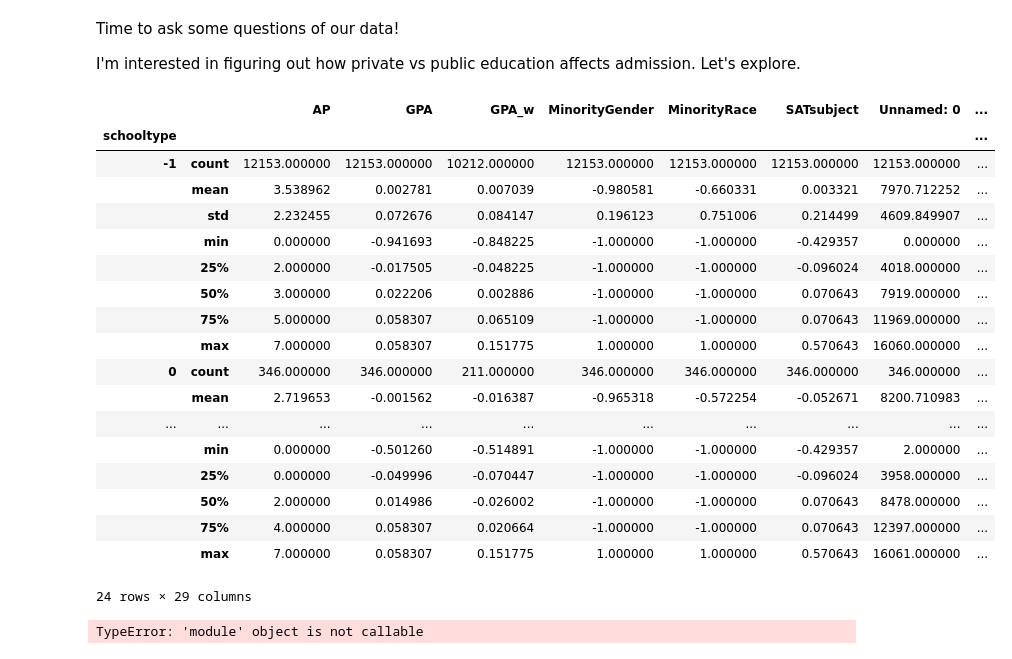
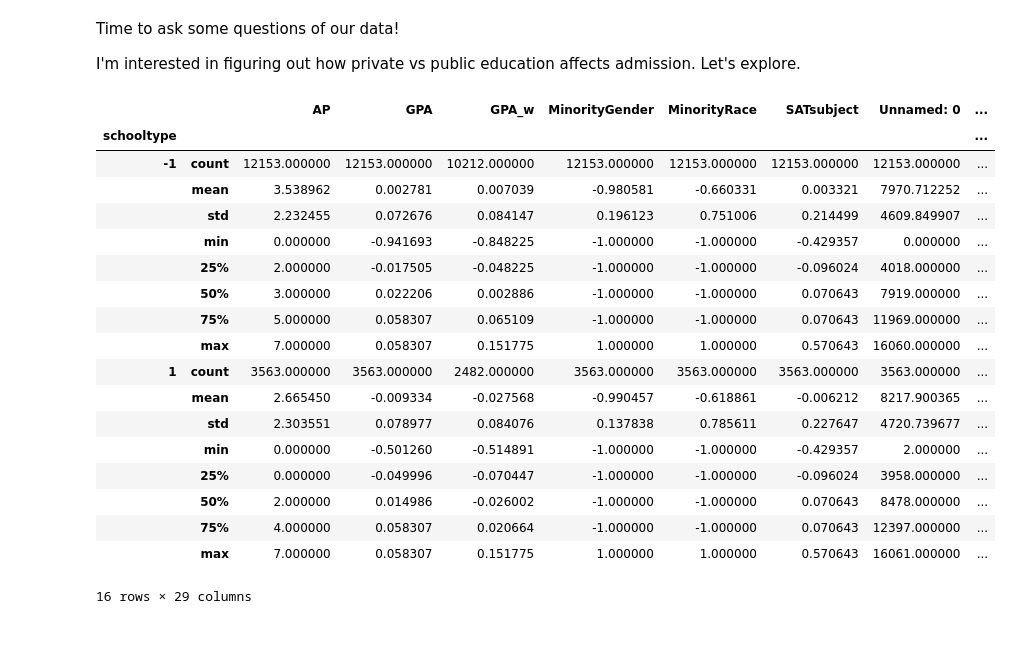
Before and after one commit to wihl/cs109-groupproj-college, a Jupyter notebook: Exploratory.ipynb, the cells around one changed output. Drawn from its saved outputs; the diff is of its cells as text; code cells hidden in the pictures.

```diff
--- a/Exploratory.ipynb
+++ b/Exploratory.ipynb
@@ -33,29 +35,26 @@ Time to ask some questions of our data!
 
 I'm interested in figuring out how private vs public education affects admission. Let's explore.
 # %%
-byschooltype = fulldata.groupby('schooltype')
+partialdata = fulldata[fulldata.schooltype!=0]
+byschooltype = partialdata.groupby('schooltype')
 byschooltype.describe()
 # %% [output]
 |  |  | AP | GPA | GPA_w | MinorityGender | MinorityRace | SATsubject | Unnamed: 0 | ... |
 | schooltype |  |  |  |  |  |  |  |  | ... |
 | -1 | count | 12153.000000 | 12153.000000 | 10212.000000 | 12153.000000 | 12153.000000 | 12153.000000 | 12153.000000 | ... |
 |  | mean | 3.538962 | 0.002781 | 0.007039 | -0.980581 | -0.660331 | 0.003321 | 7970.712252 | ... |
 |  | std | 2.232455 | 0.072676 | 0.084147 | 0.196123 | 0.751006 | 0.214499 | 4609.849907 | ... |
 |  | min | 0.000000 | -0.941693 | -0.848225 | -1.000000 | -1.000000 | -0.429357 | 0.000000 | ... |
 |  | 25% | 2.000000 | -0.017505 | -0.048225 | -1.000000 | -1.000000 | -0.096024 | 4018.000000 | ... |
 |  | 50% | 3.000000 | 0.022206 | 0.002886 | -1.000000 | -1.000000 | 0.070643 | 7919.000000 | ... |
 |  | 75% | 5.000000 | 0.058307 | 0.065109 | -1.000000 | -1.000000 | 0.070643 | 11969.000000 | ... |
 |  | max | 7.000000 | 0.058307 | 0.151775 | 1.000000 | 1.000000 | 0.570643 | 16060.000000 | ... |
-| 0 | count | 346.000000 | 346.000000 | 211.000000 | 346.000000 | 346.000000 | 346.000000 | 346.000000 | ... |
-|  | mean | 2.719653 | -0.001562 | -0.016387 | -0.965318 | -0.572254 | -0.052671 | 8200.710983 | ... |
-| ... | ... | ... | ... | ... | ... | ... | ... | ... | ... |
+| 1 | count | 3563.000000 | 3563.000000 | 2482.000000 | 3563.000000 | 3563.000000 | 3563.000000 | 3563.000000 | ... |
+|  | mean | 2.665450 | -0.009334 | -0.027568 | -0.990457 | -0.618861 | -0.006212 | 8217.900365 | ... |
+|  | std | 2.303551 | 0.078977 | 0.084076 | 0.137838 | 0.785611 | 0.227647 | 4720.739677 | ... |
 |  | min | 0.000000 | -0.501260 | -0.514891 | -1.000000 | -1.000000 | -0.429357 | 2.000000 | ... |
 |  | 25% | 0.000000 | -0.049996 | -0.070447 | -1.000000 | -1.000000 | -0.096024 | 3958.000000 | ... |
 |  | 50% | 2.000000 | 0.014986 | -0.026002 | -1.000000 | -1.000000 | 0.070643 | 8478.000000 | ... |
 |  | 75% | 4.000000 | 0.058307 | 0.020664 | -1.000000 | -1.000000 | 0.070643 | 12397.000000 | ... |
 |  | max | 7.000000 | 0.058307 | 0.151775 | 1.000000 | 1.000000 | 0.570643 | 16061.000000 | ... |
-24 rows × 29 columns
+16 rows × 29 columns
-# %%
-sns.plt(fulldata.)
-# %% [output]
-TypeError: 'module' object is not callable
```
Also changed, not shown: parts of 7 cells of this notebook.
